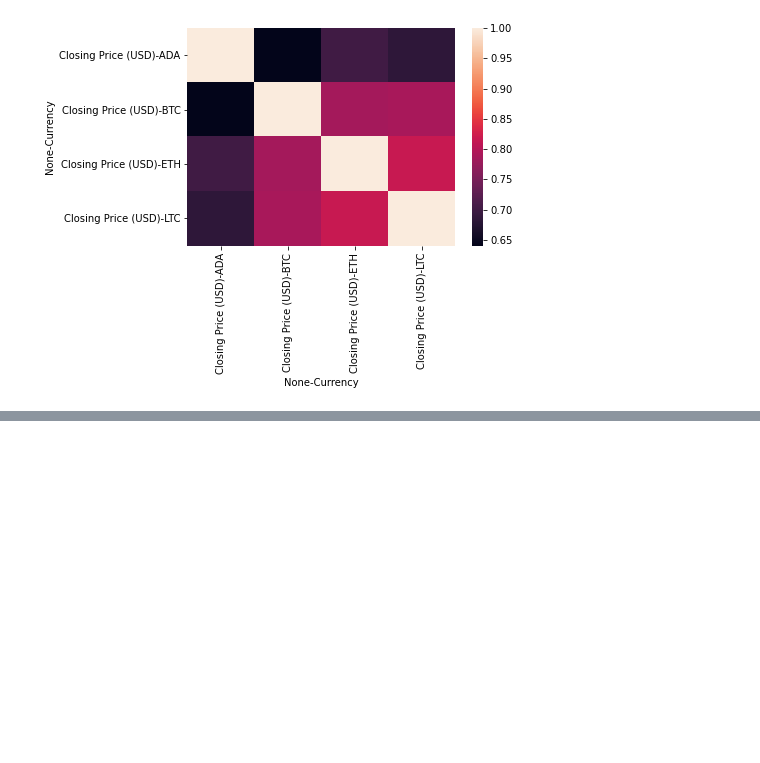
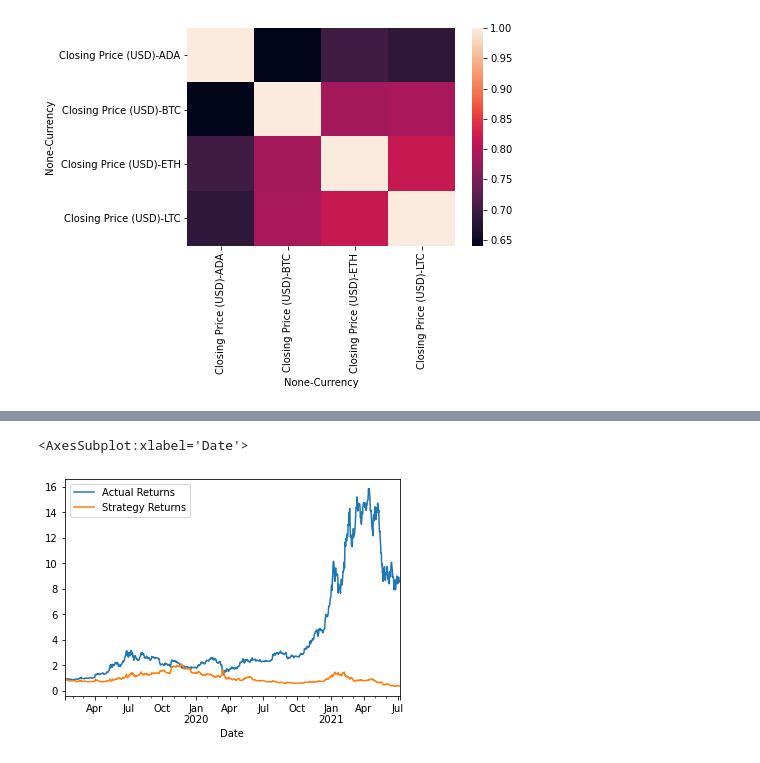
Before and after one commit to talibkateeb/Crypto-Forecast-Trader, a Jupyter notebook: crypto_forecast_trader.ipynb, the cells around one changed output, grey strips where cells are left out. Drawn from its saved outputs; the diff is of its cells as text; code cells hidden in the pictures; blank space fills up the shorter version.

```diff
--- a/crypto_forecast_trader.ipynb
+++ b/crypto_forecast_trader.ipynb
@@ -495,0 +658,7 @@ sns.heatmap(correlation_cryptocurrencies)
+# %%
+# Generate the X_test and y_test DataFrames
+X_test = X.loc[training_end+DateOffset(hours=1):]
+y_test = y.loc[training_end+DateOffset(hours=1):]
+
+# Review the X_test DataFrame
+X_train.head()
@@ -495,0 +785,18 @@ sns.heatmap(correlation_cryptocurrencies)
+# %%
+# Create a new empty predictions DataFrame.
+
+# Create a predictions DataFrame
+gnb_predictions_df = pd.DataFrame(index=X_test.index)
+
+# Add the Logistic Regression model predictions to the DataFrame
+gnb_predictions_df['Predicted'] = pred
+
+# Add the actual returns to the DataFrame
+gnb_predictions_df['Actual Returns'] = btc_sliced_df["Actual Returns"]
+
+# Add the strategy returns to the DataFrame
+gnb_predictions_df['Strategy Returns'] = btc_sliced_df['Strategy Returns']
+
+# Review the DataFrame
+display(gnb_predictions_df.head())
+display(gnb_predictions_df.tail())
@@ -495,0 +818,6 @@ sns.heatmap(correlation_cryptocurrencies)
+# %%
+# Plot the actual returns versus the strategy returns
+(1 + gnb_predictions_df[['Actual Returns', 'Strategy Returns']]).cumprod().plot()
+# %% [output]
+<AxesSubplot:xlabel='Date'>
+[figure, added]
```
Also changed, not shown: parts of 32 cells of this notebook.
